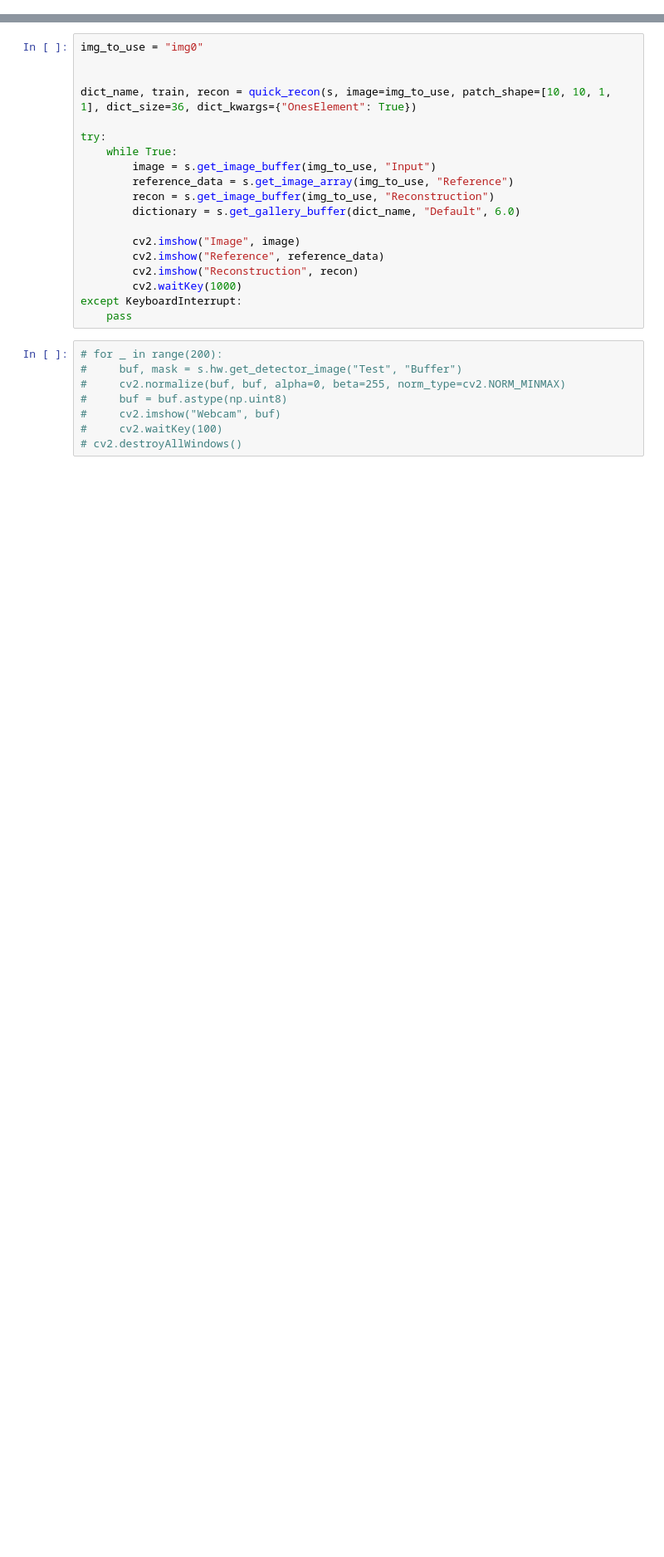
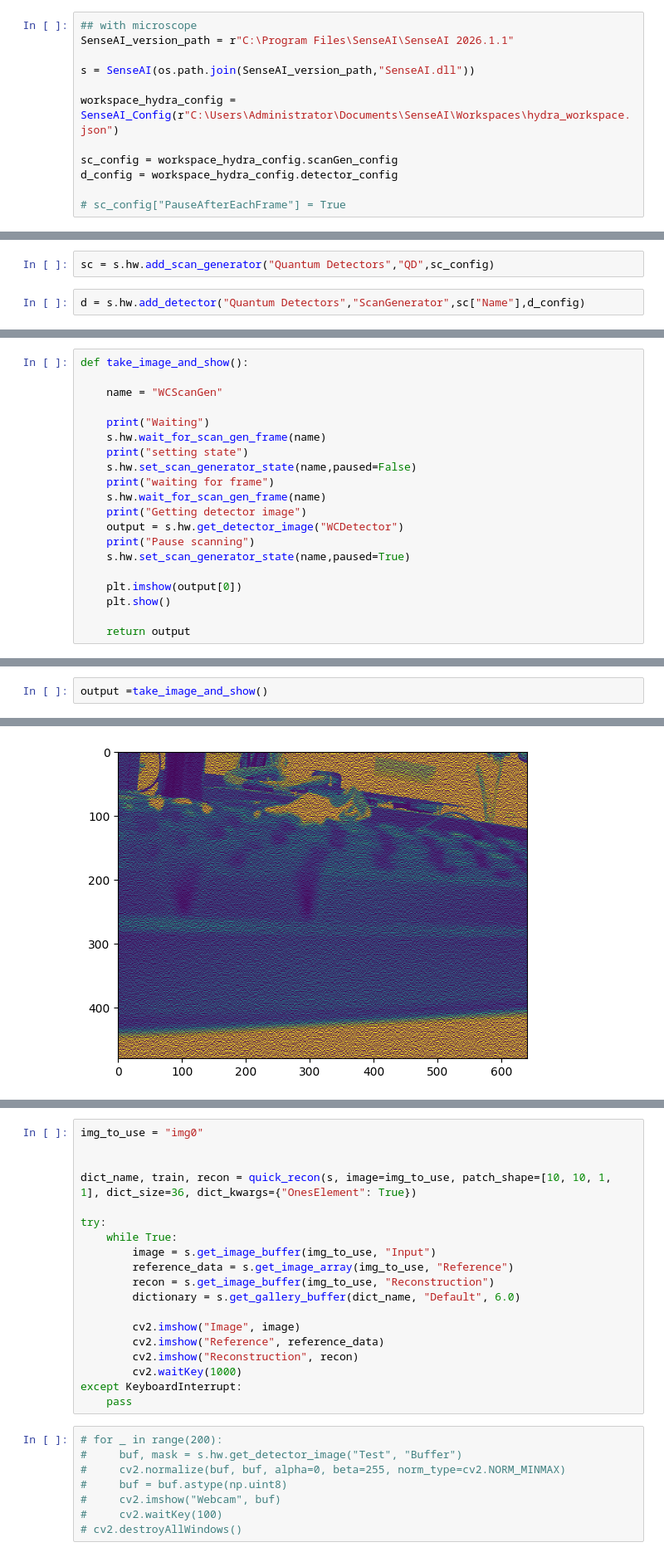
Before and after one commit to Rohit-Kannachel/fibsem-os-NYSBC, a Jupyter notebook: cam.ipynb, the cells around one changed output, grey strips where cells are left out. Shown at 83% size. Cells and saved outputs as stored; diff of their text form; blank space fills up the shorter version.

Commit message:
frame acquisition update

```diff
--- a/cam.ipynb
+++ b/cam.ipynb
@@ -65,0 +85,12 @@ plt.show()
+# %%
+## with microscope
+SenseAI_version_path = r"C:\Program Files\SenseAI\SenseAI 2026.1.1"
+
+s = SenseAI(os.path.join(SenseAI_version_path,"SenseAI.dll"))
+
+workspace_hydra_config = SenseAI_Config(r"C:\Users\Administrator\Documents\SenseAI\Workspaces\hydra_workspace.json")
+
+sc_config = workspace_hydra_config.scanGen_config
+d_config = workspace_hydra_config.detector_config
+
+# sc_config["PauseAfterEachFrame"] = True
@@ -65,0 +101,4 @@ plt.show()
+# %%
+sc = s.hw.add_scan_generator("Quantum Detectors","QD",sc_config)
+# %%
+d = s.hw.add_detector("Quantum Detectors","ScanGenerator",sc["Name"],d_config)
@@ -73,0 +123,20 @@ plt.show()
+# %%
+def take_image_and_show():
+
+    name = "WCScanGen"
+
+    print("Waiting")
+    s.hw.wait_for_scan_gen_frame(name)
+    print("setting state")
+    s.hw.set_scan_generator_state(name,paused=False)
+    print("waiting for frame")
+    s.hw.wait_for_scan_gen_frame(name)
+    print("Getting detector image")
+    output = s.hw.get_detector_image("WCDetector")
+    print("Pause scanning")
+    s.hw.set_scan_generator_state(name,paused=True)
+
+    plt.imshow(output[0])
+    plt.show()
+
+    return output
@@ -73,0 +169,3 @@ plt.show()
+# %%
+output =take_image_and_show()
+# %% [output]
@@ -73,0 +177 @@ plt.show()
+[figure, added]
```
Also changed, not shown: parts of 25 cells of this notebook, 5 other files.
